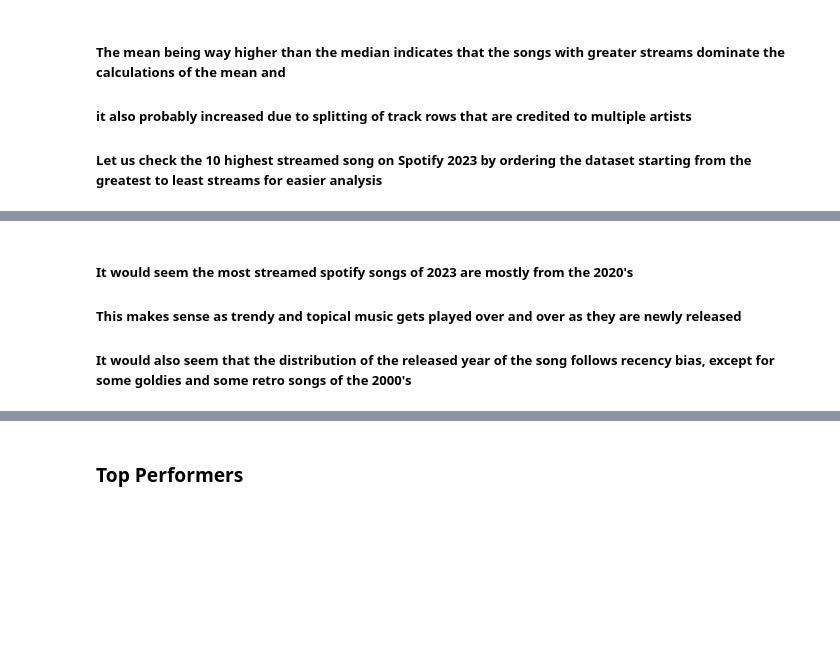
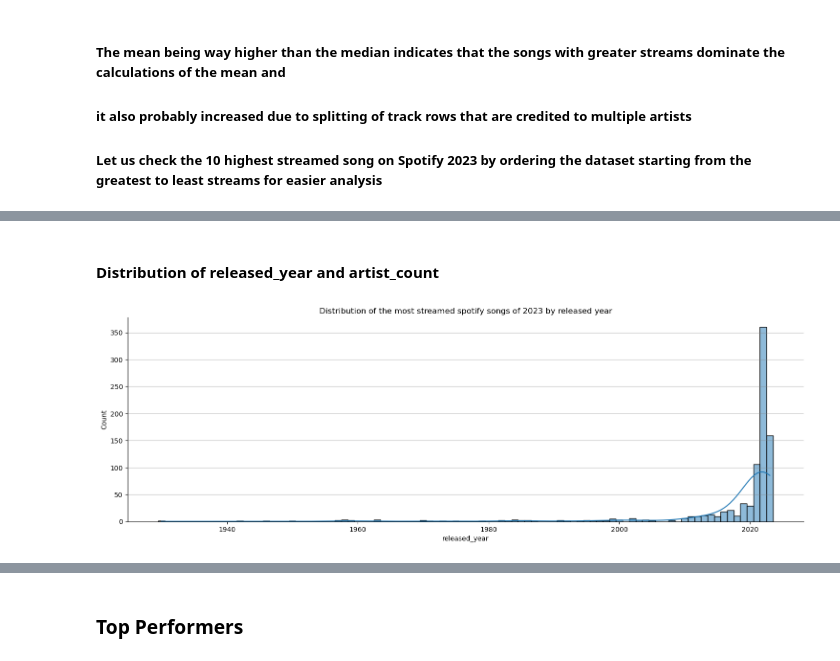
Before and after one commit to Angel0po/EDA_BON-AO, a Jupyter notebook: EDA_BON-AO.ipynb, the cells around one changed output, grey strips where cells are left out. Saved outputs shown, nothing was run; the diff lists cells and outputs as text; code cells hidden in the pictures; blank space fills up the shorter version.

```diff
--- a/EDA_BON-AO.ipynb
+++ b/EDA_BON-AO.ipynb
@@ -391,4 +375,0 @@ sns.displot(df_spotify, x='released_year', bins=25)
-# %% [markdown]
-##### It would seem the most streamed spotify songs of 2023 are mostly from the 2020's
-##### This makes sense as trendy and topical music gets played over and over as they are newly released
-##### It would also seem that the distribution of the released year of the song follows recency bias, except for some goldies and some retro songs of the 2000's
@@ -394,0 +381,11 @@ sns.displot(df_spotify, x='released_year', bins=25)
+# %% [markdown]
+#### Distribution of released_year and artist_count
+# %%
+ry = sns.displot(df_spotify, x='released_year', kde=True, discrete=True, aspect=3).set(title = "Distribution of the most streamed spotify songs of 2023 by released year")
+# To plot the distrbution of the released_year along with its distribution line, and each year being represented
+
+ax = ry.ax
+ax.grid(True, axis="y", color="gray", alpha=0.5)
+# to place grids along the x_axis
+# %% [output]
+[figure, added]
```
Also changed, not shown: parts of 26 cells of this notebook.
